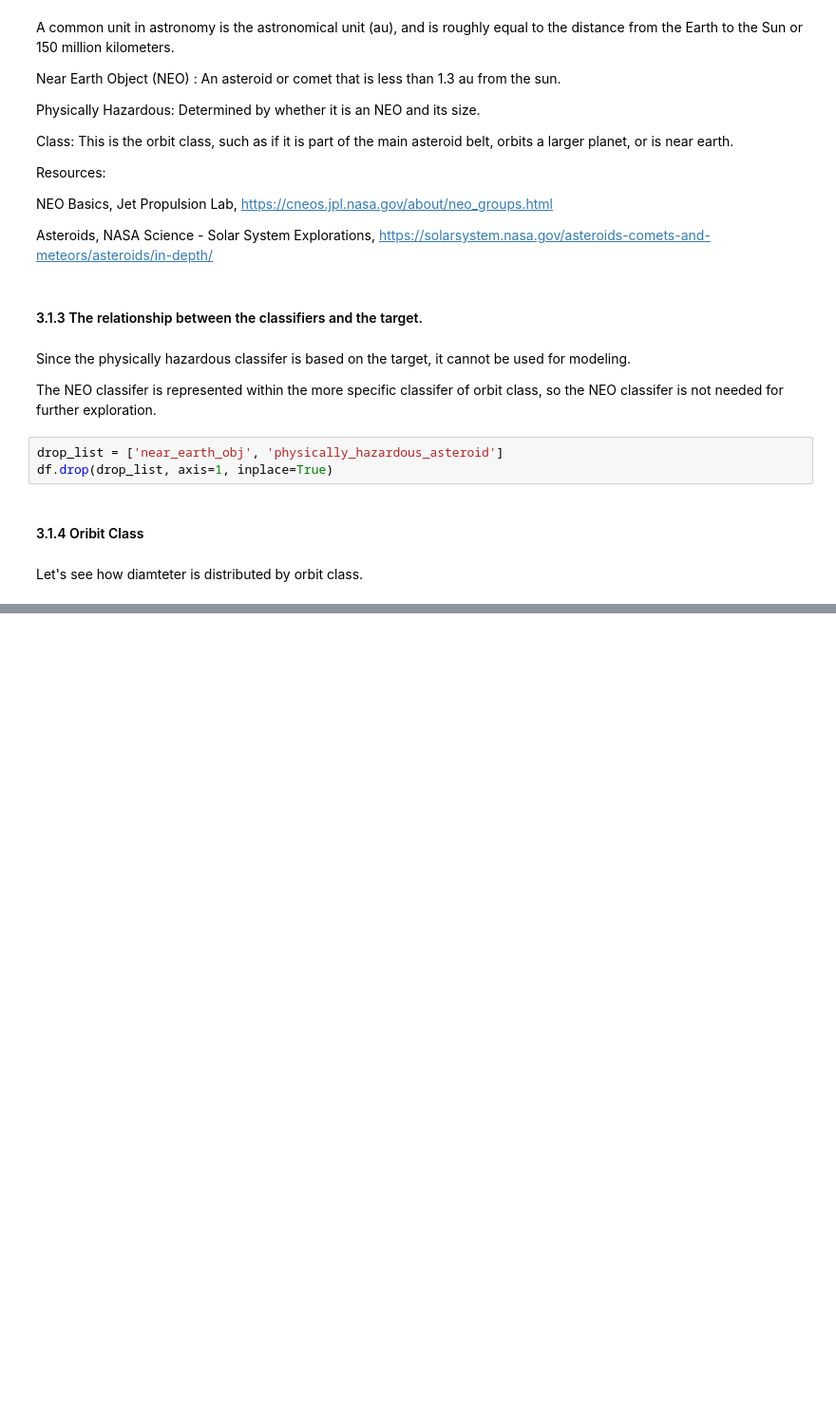
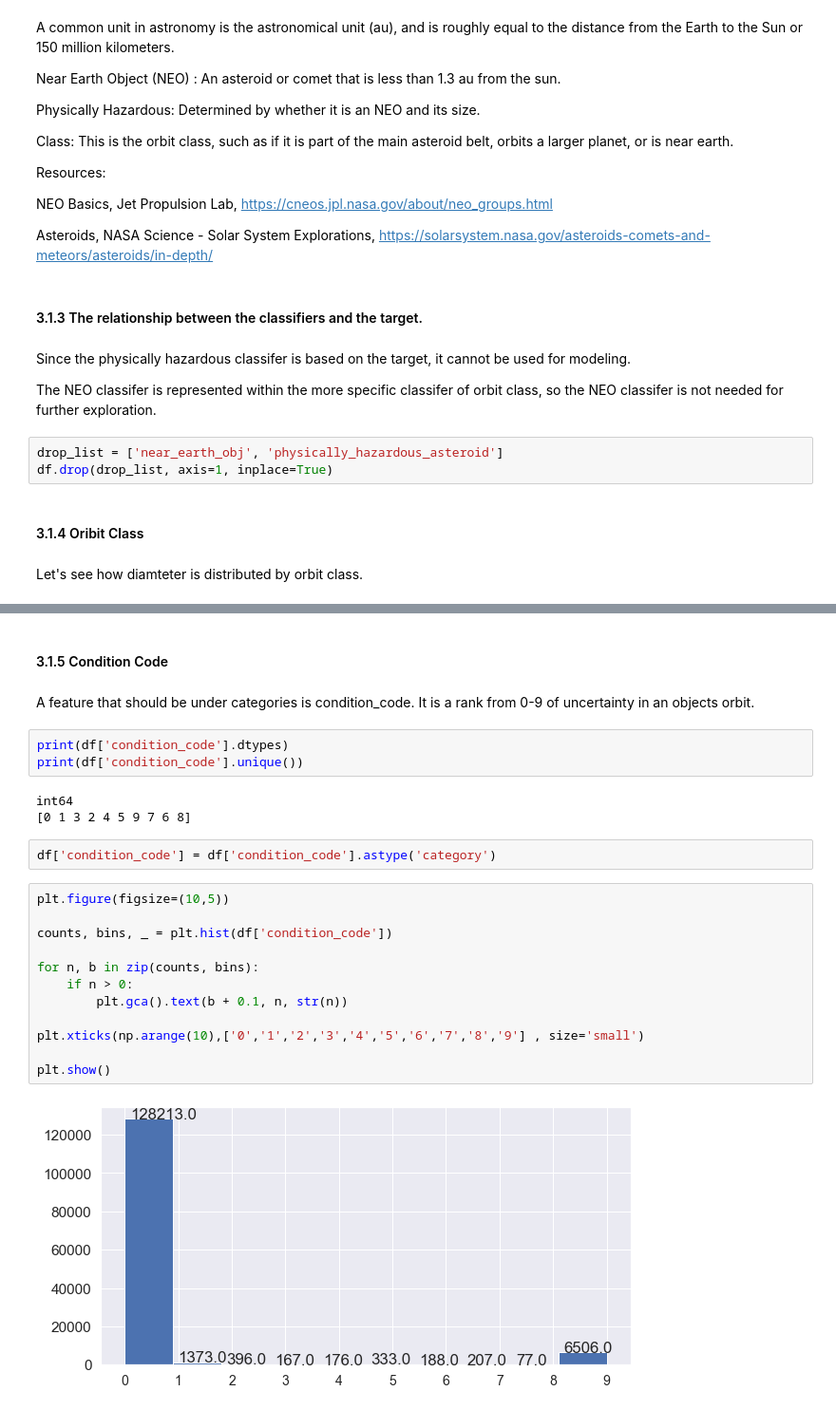
Before and after one commit to emilybocim/springboard, a Jupyter notebook: Capstone Two/Asteroids_EDA.ipynb, the cells around one changed output, grey strips where cells are left out. Shown at 95% size. Cells and saved outputs as stored; diff of their text form; blank space fills up the shorter version.

```diff
--- a/Capstone Two/Asteroids_EDA.ipynb
+++ b/Capstone Two/Asteroids_EDA.ipynb
@@ -88,0 +134,26 @@ sns.pairplot(df)
+# %% [markdown]
+#### 3.1.5 Condition Code
+# %% [markdown]
+A feature that should be under categories is condition_code. It is a rank from 0-9 of uncertainty in an objects orbit.
+# %%
+print(df['condition_code'].dtypes)
+print(df['condition_code'].unique())
+# %% [output]
+int64
+[0 1 3 2 4 5 9 7 6 8]
+# %%
+df['condition_code'] = df['condition_code'].astype('category')
+# %%
+plt.figure(figsize=(10,5))
+
+counts, bins, _ = plt.hist(df['condition_code'])
+
+for n, b in zip(counts, bins):
+    if n > 0:
+        plt.gca().text(b + 0.1, n, str(n))
+
+plt.xticks(np.arange(10),['0','1','2','3','4','5','6','7','8','9'] , size='small')
+
+plt.show()
+# %% [output]
+[figure, added]
```
Also changed, not shown: parts of 53 cells of this notebook.
